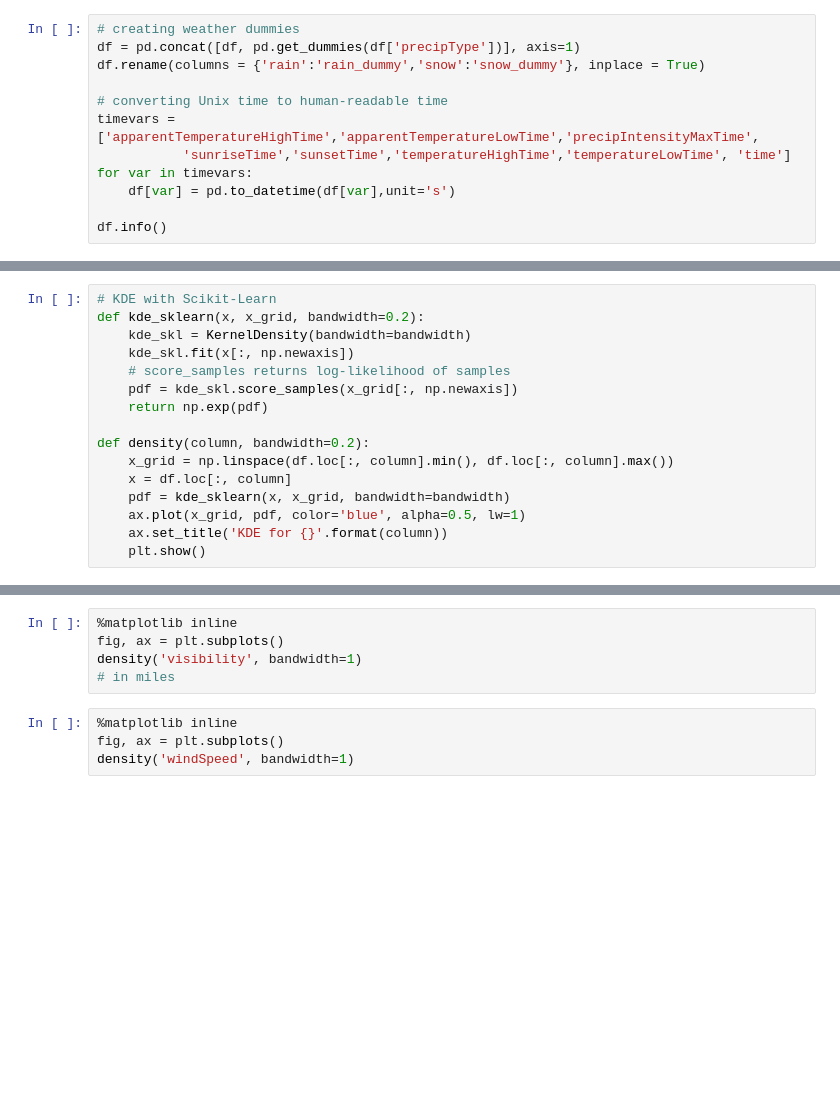
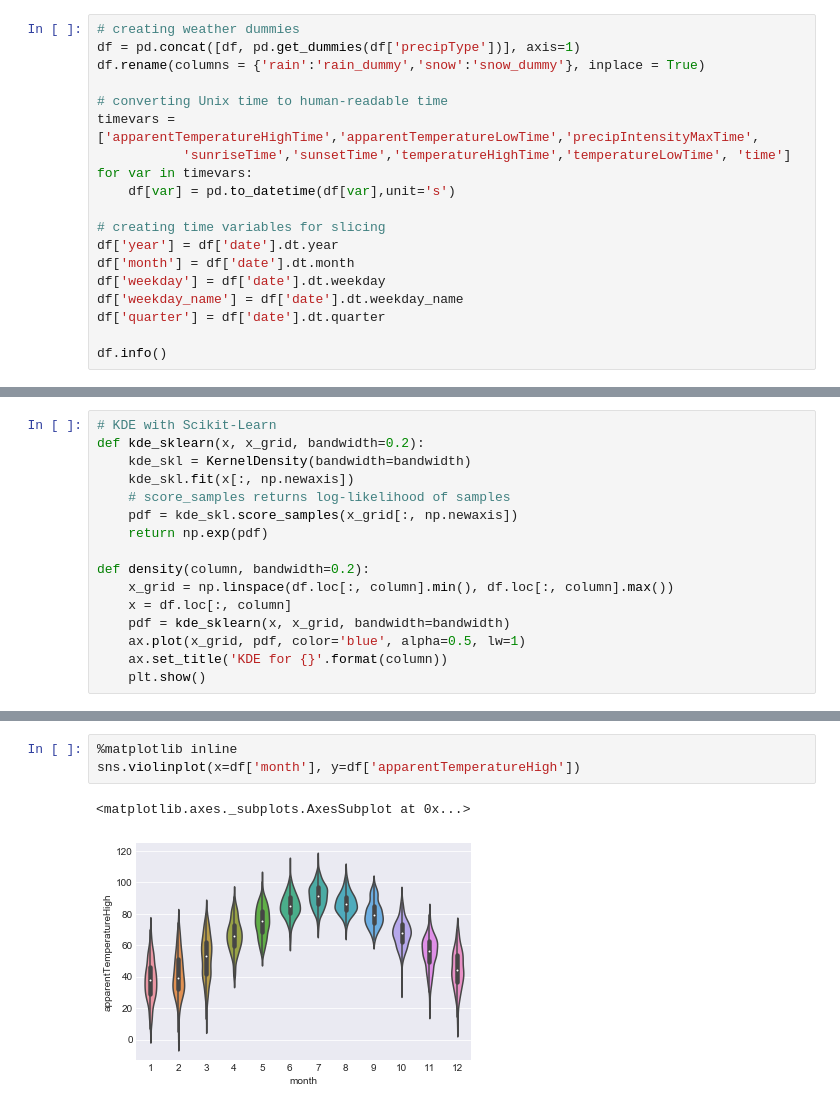
Before and after one commit to sebastianbautista/bikeparts, a Jupyter notebook: mine/DarkSky.ipynb, the cells around one changed output, grey strips where cells are left out. Saved outputs shown, nothing was run; the diff lists cells and outputs as text; blank space fills up the shorter version.

Commit message:
Added violin plots, changed notebook, need to remember to add savefig to violins

```diff
--- a/mine/DarkSky.ipynb
+++ b/mine/DarkSky.ipynb
@@ -26,6 +27,13 @@ timevars = ['apparentTemperatureHighTime','apparentTemperatureLowTime','precipIn
 for var in timevars:
     df[var] = pd.to_datetime(df[var],unit='s')
 
+# creating time variables for slicing
+df['year'] = df['date'].dt.year
+df['month'] = df['date'].dt.month
+df['weekday'] = df['date'].dt.weekday
+df['weekday_name'] = df['date'].dt.weekday_name
+df['quarter'] = df['date'].dt.quarter
+
 df.info()
 # %% [output]
 <class 'pandas.core.frame.DataFrame'>
@@ -83,9 +125,6 @@ density('apparentTemperatureLow', bandwidth=4)
-# %%
-%matplotlib inline
-fig, ax = plt.subplots()
-density('visibility', bandwidth=1)
-# in miles
-# %%
-%matplotlib inline
-fig, ax = plt.subplots()
-density('windSpeed', bandwidth=1)
+# %%
+%matplotlib inline
+sns.violinplot(x=df['month'], y=df['apparentTemperatureHigh'])
+# %% [output]
+<matplotlib.axes._subplots.AxesSubplot at 0x...>
+[figure, added]
```
Also changed, not shown: parts of 9 cells of this notebook, 44 other files.
